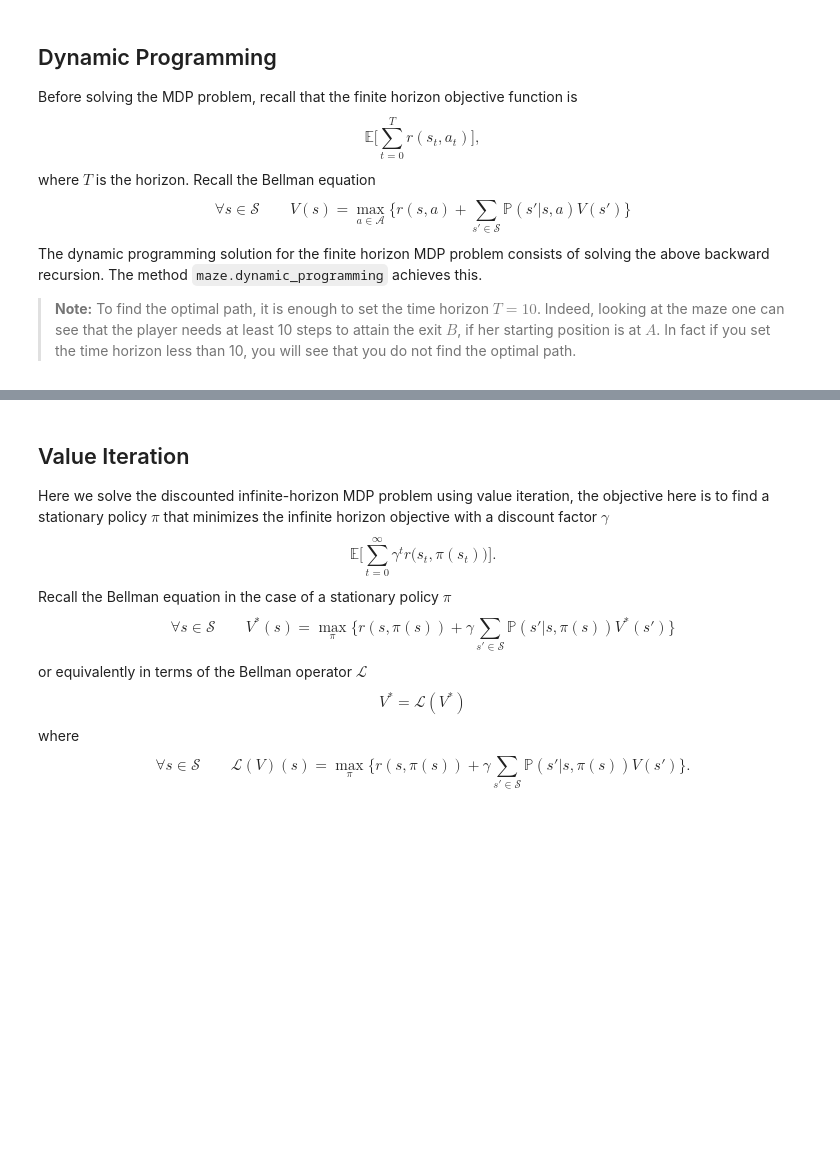
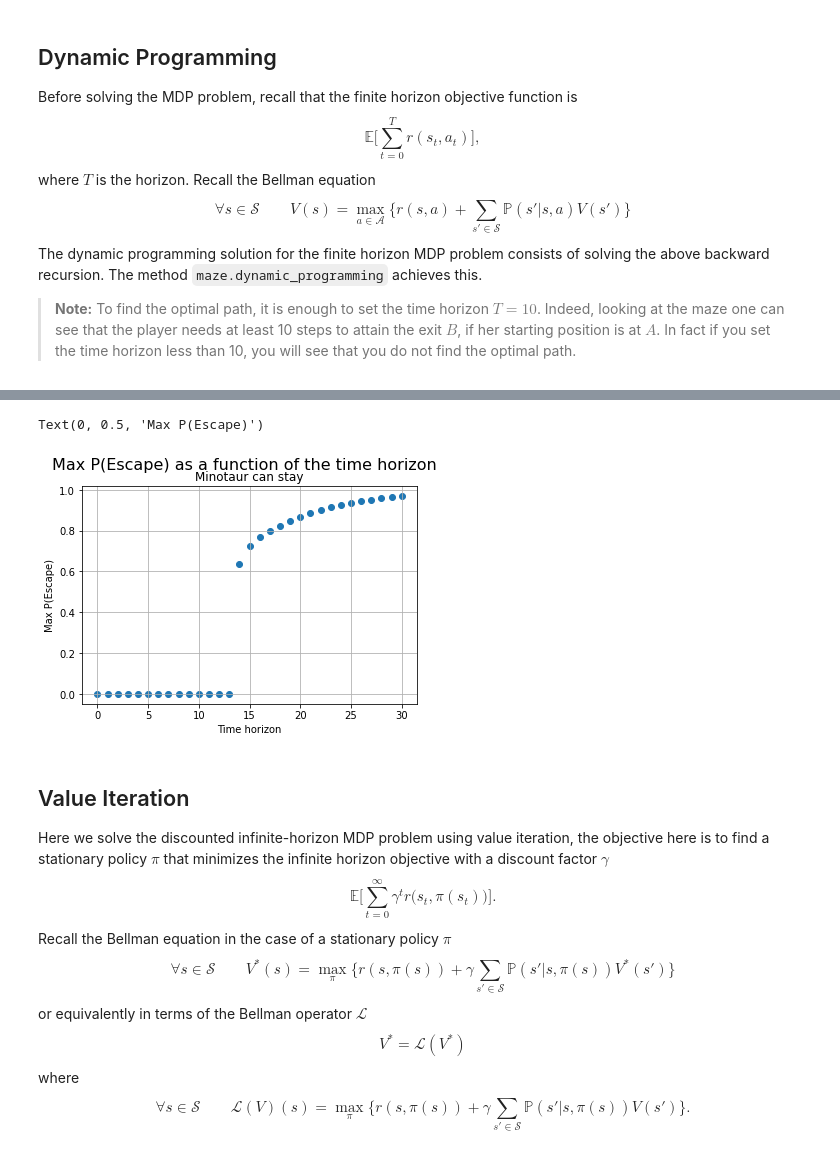
Before and after one commit to RobindeGrootNL/aMAZEing-RL-lab-1, a Jupyter notebook: lab1_p1.ipynb, the cells around one changed output, grey strips where cells are left out. Saved outputs shown, nothing was run; the diff lists cells and outputs as text; code cells hidden in the pictures; blank space fills up the shorter version.

```diff
--- a/lab1_p1.ipynb
+++ b/lab1_p1.ipynb
@@ -192,0 +167,4 @@ array([0., 0., 0., 0., 0., 0., 0., 0., 0., 0., 0., 0., 0., 0.])
+# %%
+# Create an environment maze
+env = mz.Maze(maze, minotaur_stay=True, cross_minotaur=True, jumping_allowed=True)
+#env.show()
@@ -193,3 +186,21 @@ array([0., 0., 0., 0., 0., 0., 0., 0., 0., 0., 0., 0., 0., 0.])
+# %%
+max_probs = []
+start_player = env.map[(0,0)]
+start_minotaur = env.map[(6,5)]
+for T in range(0,31):
+    horizon = T
+    V, policy = mz.dynamic_programming(env,horizon)
+    max_probs.append(V[start_player, start_minotaur, 0])
+# %%
+plt.scatter(x=range(0,len(max_probs)), y=max_probs)
+plt.grid(True)
+plt.suptitle("Max P(Escape) as a function of the time horizon", fontsize=16)
+plt.title("Minotaur can stay", fontsize=12)
+plt.xlabel("Time horizon")
+plt.ylabel("Max P(Escape)")
+# %% [output]
+Text(0, 0.5, 'Max P(Escape)')
+[figure, added]
 # %% [markdown]
 ## Value Iteration
 
```
Also changed, not shown: parts of 44 cells of this notebook, 1 other file.
